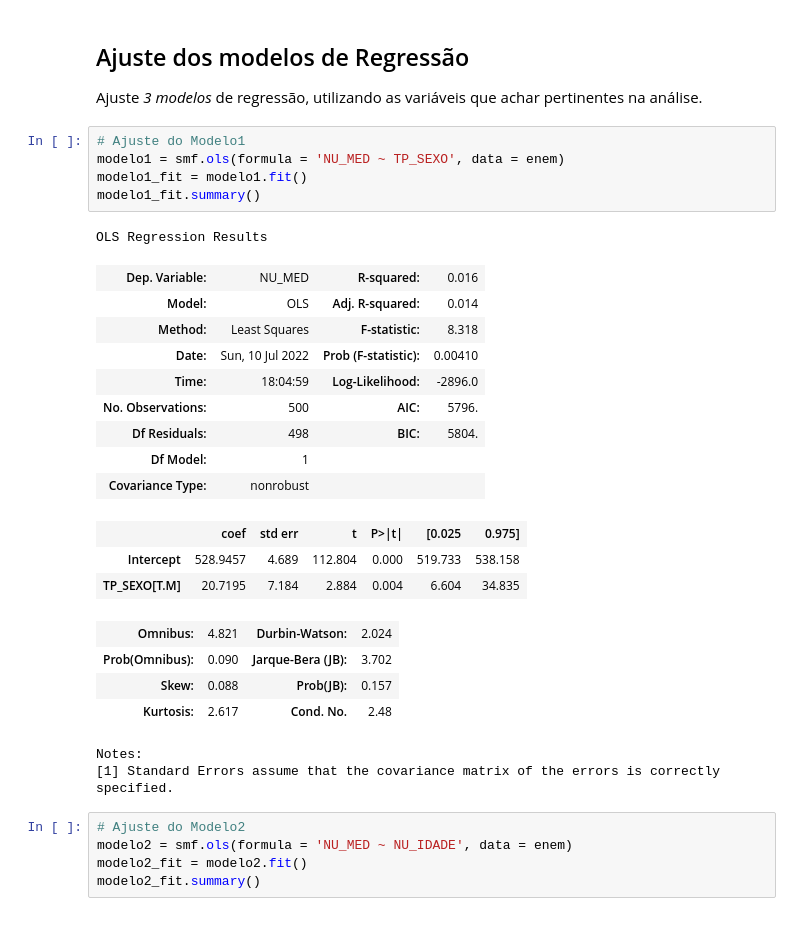
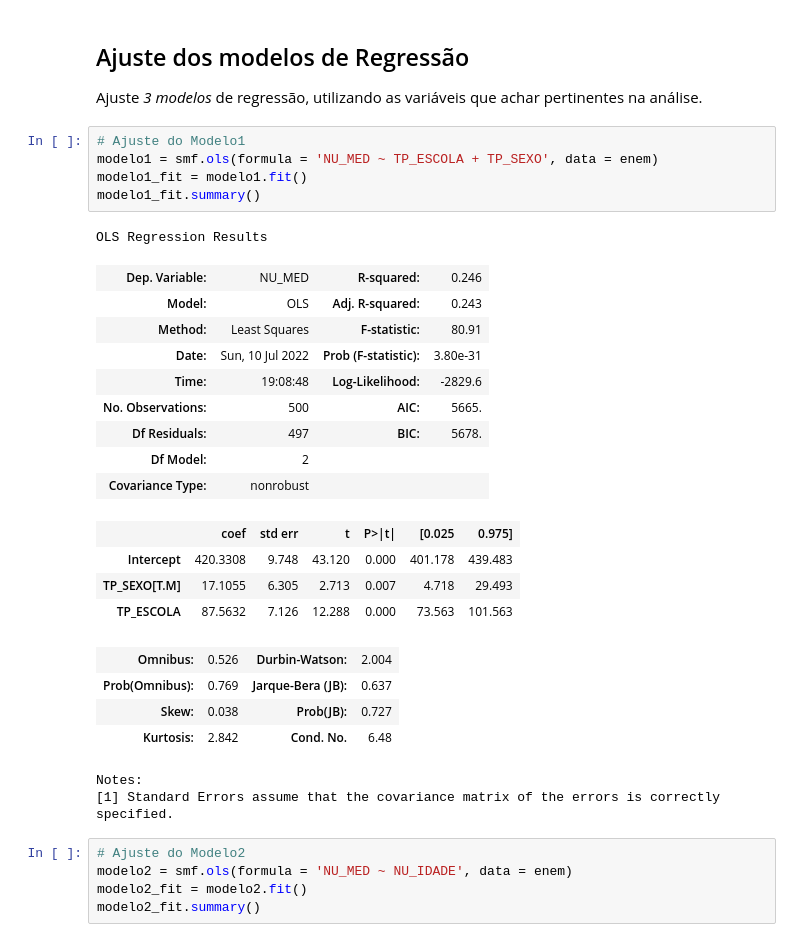
Before and after one commit to onemarcos/Tera-Jupyter-Notebook, a Jupyter notebook: Workshop Modelagem de Dados/Workshop de Modelagem.ipynb, the cells around one changed output. Saved outputs shown, nothing was run; the diff lists cells and outputs as text.

```diff
--- a/Workshop Modelagem de Dados/Workshop de Modelagem.ipynb
+++ b/Workshop Modelagem de Dados/Workshop de Modelagem.ipynb
@@ -226,27 +238,28 @@ sns.boxplot(x ='Q002',y = 'NU_MED', data = enem)
 Ajuste *3 modelos* de regressão, utilizando as variáveis que achar pertinentes na análise.
 # %%
 # Ajuste do Modelo1
-modelo1 = smf.ols(formula = 'NU_MED ~ TP_SEXO', data = enem)
+modelo1 = smf.ols(formula = 'NU_MED ~ TP_ESCOLA + TP_SEXO', data = enem)
 modelo1_fit = modelo1.fit()
 modelo1_fit.summary()
 # %% [output]
 OLS Regression Results
-| Dep. Variable: | NU_MED | R-squared: | 0.016 |
-| Model: | OLS | Adj. R-squared: | 0.014 |
-| Method: | Least Squares | F-statistic: | 8.318 |
-| Date: | Sun, 10 Jul 2022 | Prob (F-statistic): | 0.00410 |
-| Time: | 18:04:59 | Log-Likelihood: | -2896.0 |
-| No. Observations: | 500 | AIC: | 5796. |
-| Df Residuals: | 498 | BIC: | 5804. |
-| Df Model: | 1 |  |  |
+| Dep. Variable: | NU_MED | R-squared: | 0.246 |
+| Model: | OLS | Adj. R-squared: | 0.243 |
+| Method: | Least Squares | F-statistic: | 80.91 |
+| Date: | Sun, 10 Jul 2022 | Prob (F-statistic): | 3.80e-31 |
+| Time: | 19:08:48 | Log-Likelihood: | -2829.6 |
+| No. Observations: | 500 | AIC: | 5665. |
+| Df Residuals: | 497 | BIC: | 5678. |
+| Df Model: | 2 |  |  |
 | Covariance Type: | nonrobust |  |  |
 |  | coef | std err | t | P>|t| | [0.025 | 0.975] |
-| Intercept | 528.9457 | 4.689 | 112.804 | 0.000 | 519.733 | 538.158 |
-| TP_SEXO[T.M] | 20.7195 | 7.184 | 2.884 | 0.004 | 6.604 | 34.835 |
+| Intercept | 420.3308 | 9.748 | 43.120 | 0.000 | 401.178 | 439.483 |
+| TP_SEXO[T.M] | 17.1055 | 6.305 | 2.713 | 0.007 | 4.718 | 29.493 |
+| TP_ESCOLA | 87.5632 | 7.126 | 12.288 | 0.000 | 73.563 | 101.563 |
-| Omnibus: | 4.821 | Durbin-Watson: | 2.024 |
-| Prob(Omnibus): | 0.090 | Jarque-Bera (JB): | 3.702 |
-| Skew: | 0.088 | Prob(JB): | 0.157 |
-| Kurtosis: | 2.617 | Cond. No. | 2.48 |
+| Omnibus: | 0.526 | Durbin-Watson: | 2.004 |
+| Prob(Omnibus): | 0.769 | Jarque-Bera (JB): | 0.637 |
+| Skew: | 0.038 | Prob(JB): | 0.727 |
+| Kurtosis: | 2.842 | Cond. No. | 6.48 |
 Notes:
 [1] Standard Errors assume that the covariance matrix of the errors is correctly specified.
 # %%
```
Also changed, not shown: parts of 2 cells of this notebook, 1 other file.
